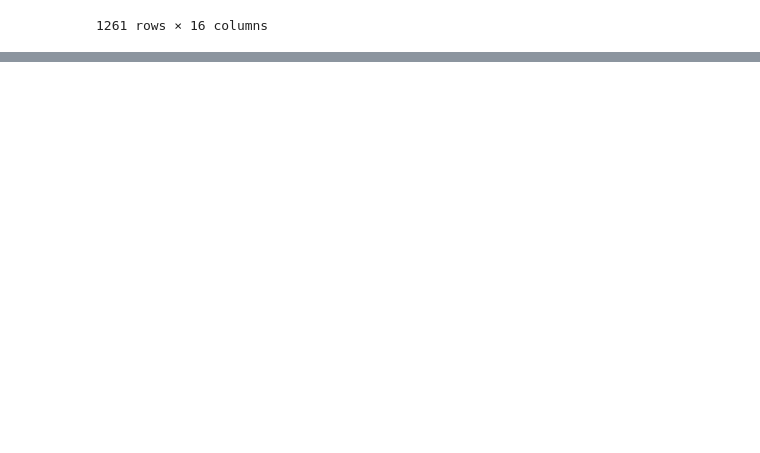
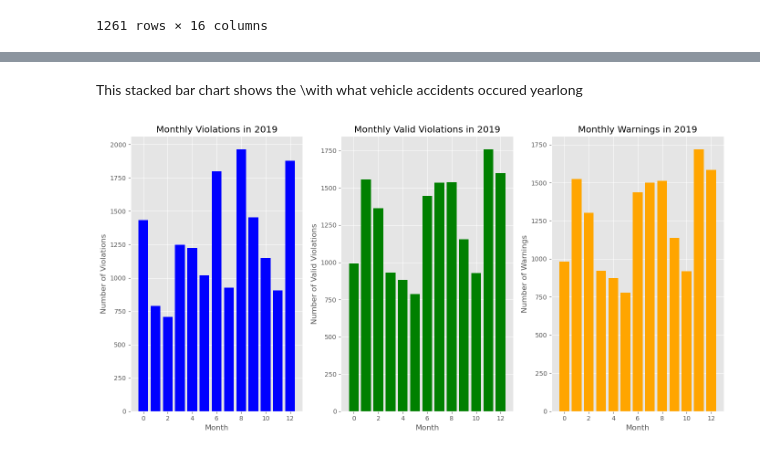
Before and after one commit to rafia6/2023-amse-template, a Jupyter notebook: project/report.ipynb, the cells around one changed output, grey strips where cells are left out. Drawn from its saved outputs; the diff is of its cells as text; code cells hidden in the pictures; blank space fills up the shorter version.

```diff
--- a/project/report.ipynb
+++ b/project/report.ipynb
@@ -92,0 +147,39 @@ plt.show()
+# %% [markdown]
+This stacked bar chart shows the \with what vehicle accidents occured yearlong
+# %%
+df = enforcement[['Month', 'Violate', 'Valid_violations', 'Warnings']]
+
+# Group the data by month and calculate the total violations, valid violations, and warnings
+df_grouped = df.groupby('Month').sum().reset_index()
+
+# Set up the plot
+plt.figure(figsize=(14, 7))
+
+# Plot the monthly violations
+plt.subplot(1, 3, 1)
+plt.bar(df_grouped['Month'], df_grouped['Violate'], color='blue')
+plt.title('Monthly Violations in 2019')
+plt.xlabel('Month')
+plt.ylabel('Number of Violations')
+
+# Plot the monthly valid violations
+plt.subplot(1, 3, 2)
+plt.bar(df_grouped['Month'], df_grouped['Valid_violations'], color='green')
+plt.title('Monthly Valid Violations in 2019')
+plt.xlabel('Month')
+plt.ylabel('Number of Valid Violations')
+
+# Plot the monthly warnings
+plt.subplot(1, 3, 3)
+plt.bar(df_grouped['Month'], df_grouped['Warnings'], color='orange')
+plt.title('Monthly Warnings in 2019')
+plt.xlabel('Month')
+plt.ylabel('Number of Warnings')
+
+# Adjust the layout
+plt.tight_layout()
+
+# Display the plot
+plt.show()
+# %% [output]
+[figure, added]
```
Also changed, not shown: parts of 20 cells of this notebook, 2 other files.
